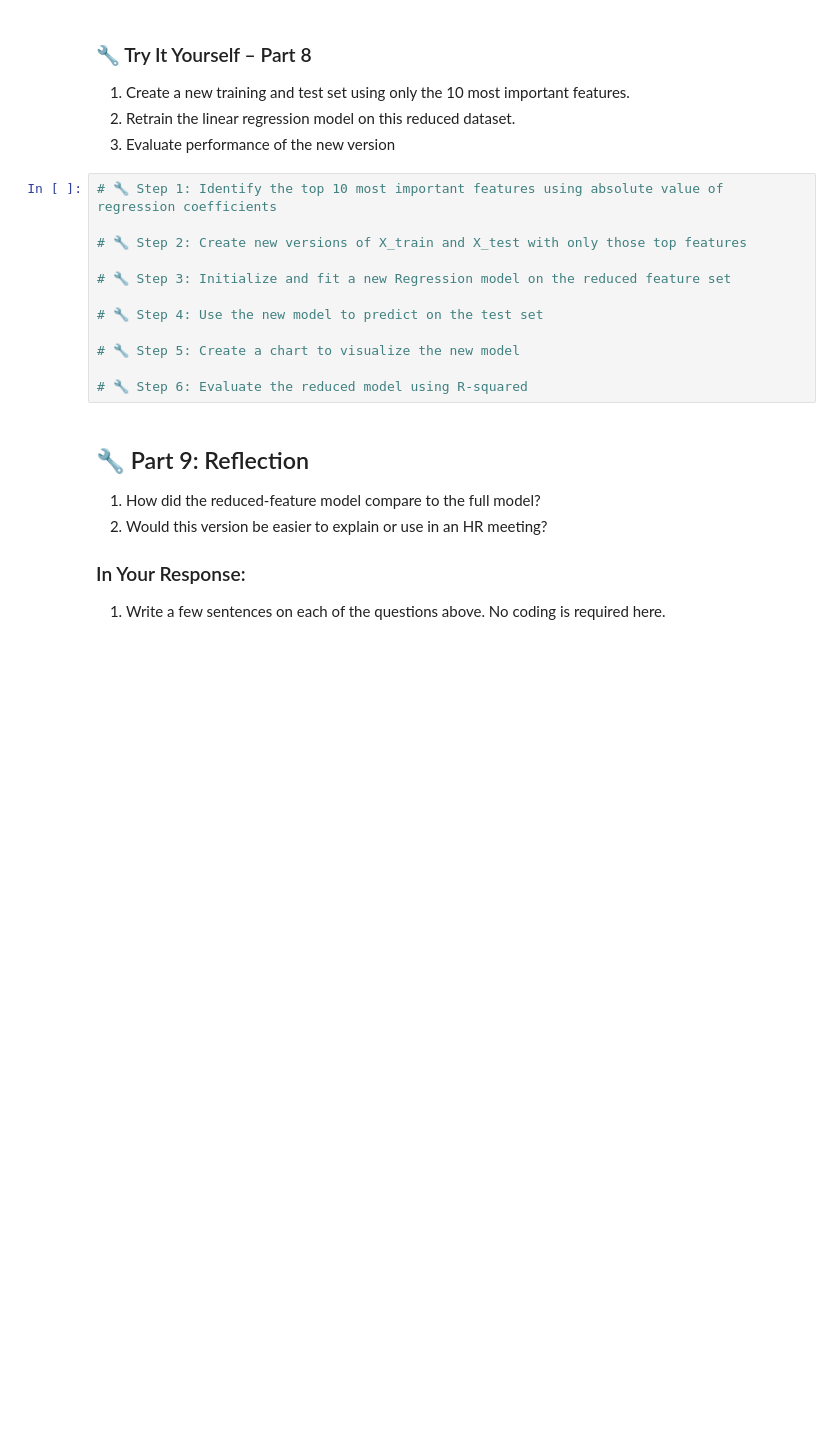
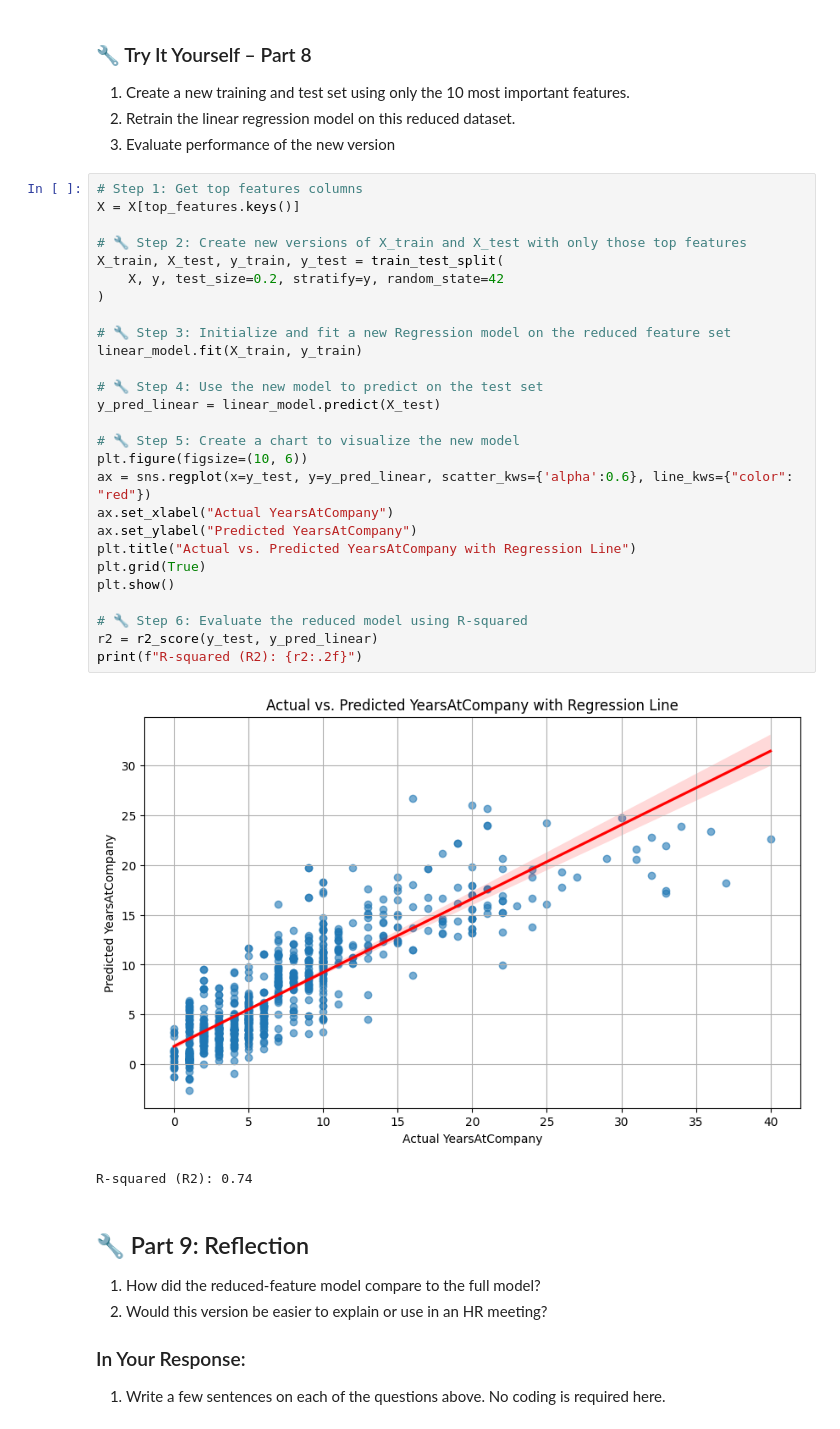
Before and after one commit to expely/Business-Analytics-Labs, a Jupyter notebook: Labs/lab_11_regression.ipynb, the cells around one changed output. Drawn from its saved outputs; the diff is of its cells as text; blank space fills up the shorter version.

```diff
--- a/Labs/lab_11_regression.ipynb
+++ b/Labs/lab_11_regression.ipynb
@@ -312,17 +391,35 @@ top_features
 2. Retrain the linear regression model on this reduced dataset.
 3. Evaluate performance of the new version
 # %%
-# 🔧 Step 1: Identify the top 10 most important features using absolute value of regression coefficients
+# Step 1: Get top features columns
+X = X[top_features.keys()]
 
 # 🔧 Step 2: Create new versions of X_train and X_test with only those top features
+X_train, X_test, y_train, y_test = train_test_split(
+    X, y, test_size=0.2, stratify=y, random_state=42
+)
 
 # 🔧 Step 3: Initialize and fit a new Regression model on the reduced feature set
+linear_model.fit(X_train, y_train)
 
 # 🔧 Step 4: Use the new model to predict on the test set
+y_pred_linear = linear_model.predict(X_test)
 
 # 🔧 Step 5: Create a chart to visualize the new model
+plt.figure(figsize=(10, 6))
+ax = sns.regplot(x=y_test, y=y_pred_linear, scatter_kws={'alpha':0.6}, line_kws={"color": "red"})
+ax.set_xlabel("Actual YearsAtCompany")
+ax.set_ylabel("Predicted YearsAtCompany")
+plt.title("Actual vs. Predicted YearsAtCompany with Regression Line")
+plt.grid(True)
+plt.show()
 
 # 🔧 Step 6: Evaluate the reduced model using R-squared
+r2 = r2_score(y_test, y_pred_linear)
+print(f"R-squared (R2): {r2:.2f}")
+# %% [output]
+[figure, added]
+R-squared (R2): 0.74
 # %% [markdown]
 ## 🔧 Part 9: Reflection
 
```
Also changed, not shown: parts of 24 cells of this notebook.
